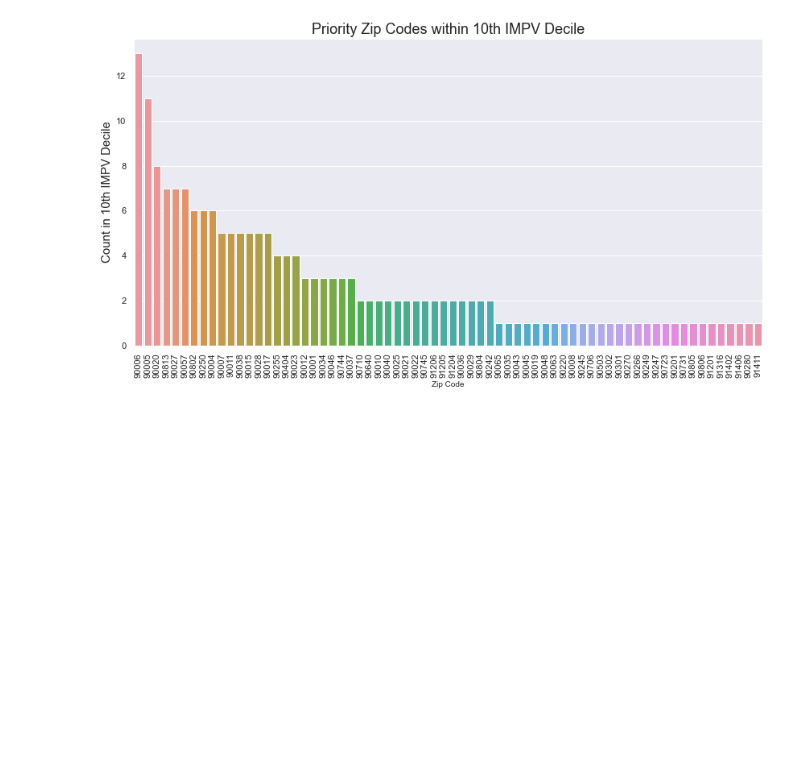
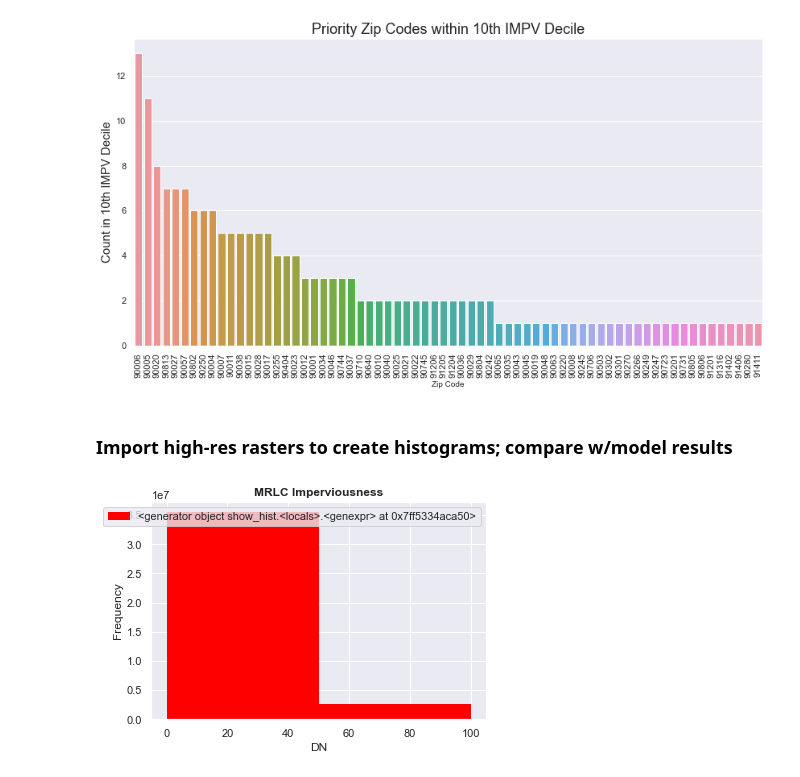
Before and after one commit to janderson5417/earthgrids_v2, a Jupyter notebook: v1.ipynb, the cells around one changed output. Cells and saved outputs as stored; diff of their text form; code cells hidden in the pictures; blank space fills up the shorter version.

```diff
--- a/v1.ipynb
+++ b/v1.ipynb
@@ -564,3 +584,12 @@ plt.title('Priority Zip Codes within 10th IMPV Decile', size=18)
 # %% [output]
 Text(0.5, 1.0, 'Priority Zip Codes within 10th IMPV Decile')
 [figure]
+# %% [markdown]
+### Import high-res rasters to create histograms; compare w/model results
+# %%
+impv_hires = rasterio.open('data/cropped/impv_cl.tif')
+# %%
+from rasterio.plot import show_hist
+show_hist(impv_hires, bins = 2, lw=0.0, stacked = False, histtype = 'stepfilled', title = 'MRLC Imperviousness')
+# %% [output]
+[figure, added]
```
Also changed, not shown: parts of 5 cells of this notebook, 12 other files.
